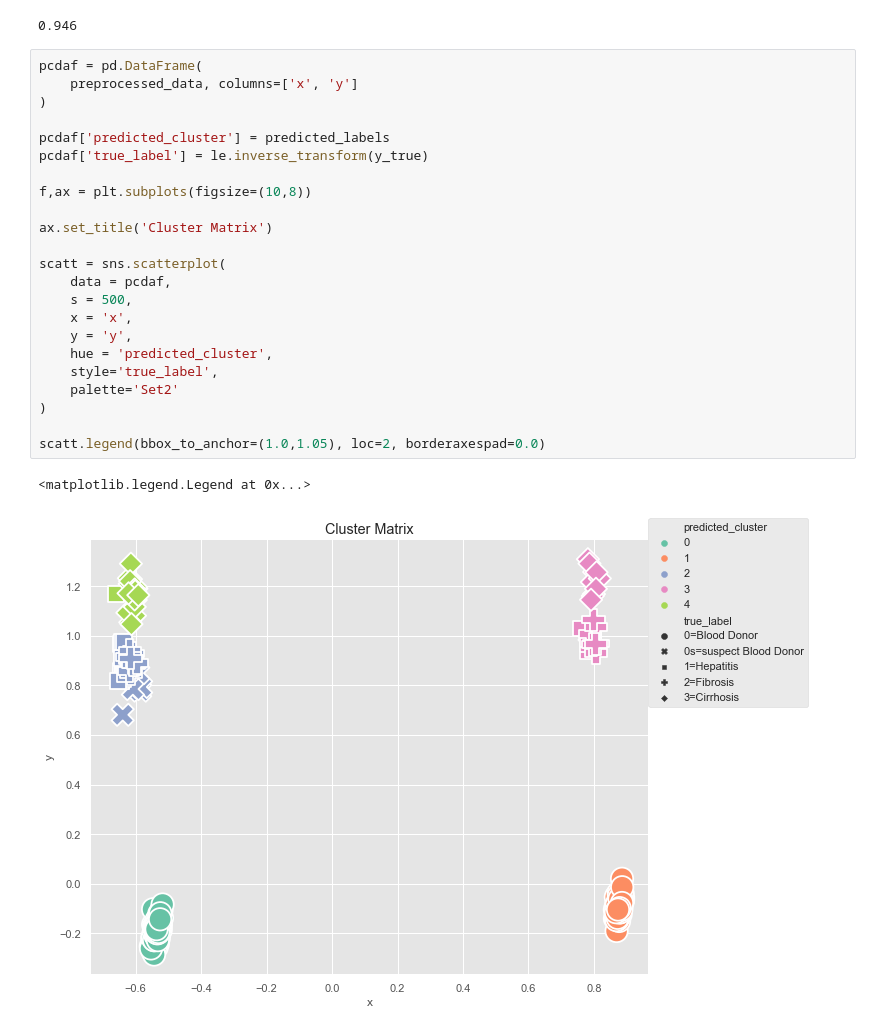
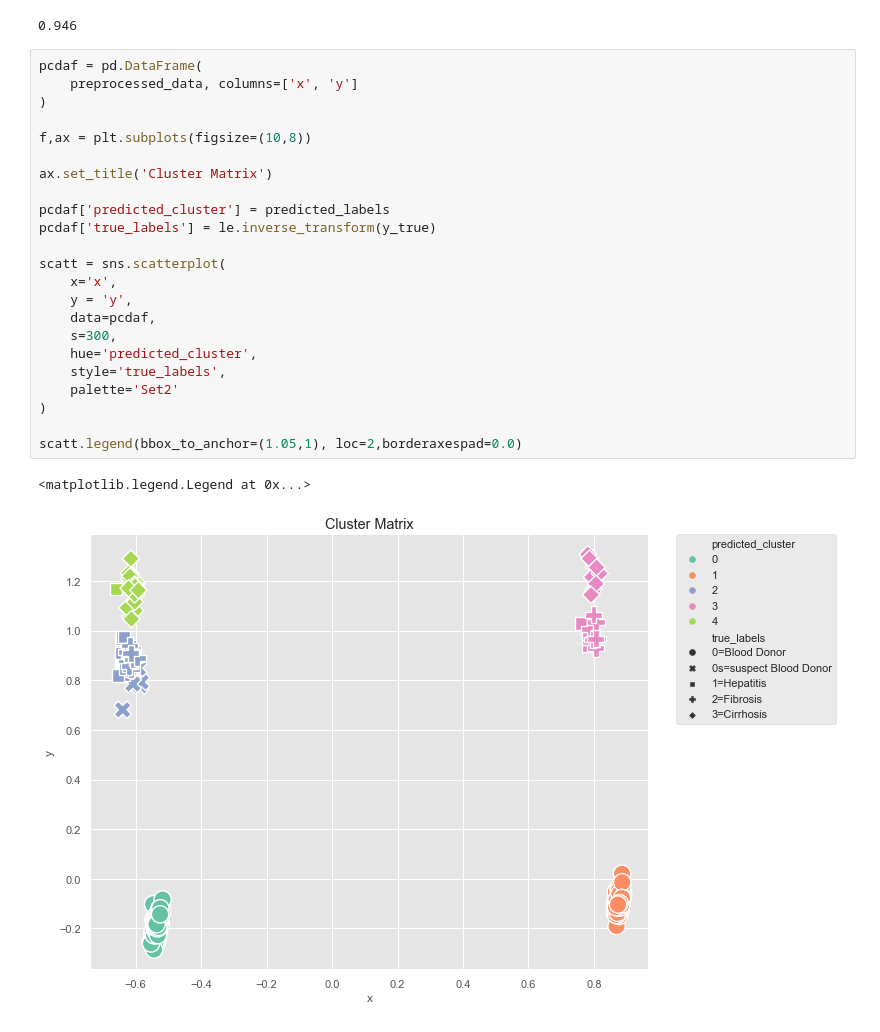
Before and after one commit to Omuk/Reborn, a Jupyter notebook: Data Practice/Practice_Field.ipynb, the cells around one changed output. Cells and saved outputs as stored; diff of their text form.

Commit message:
data

```diff
--- a/Data Practice/Practice_Field.ipynb
+++ b/Data Practice/Practice_Field.ipynb
@@ -174,26 +174,26 @@ sil_scr
 # %%
 pcdaf = pd.DataFrame(
     preprocessed_data, columns=['x', 'y']
 )
 
-pcdaf['predicted_cluster'] = predicted_labels
-pcdaf['true_label'] = le.inverse_transform(y_true)
-
 f,ax = plt.subplots(figsize=(10,8))
 
 ax.set_title('Cluster Matrix')
 
+pcdaf['predicted_cluster'] = predicted_labels
+pcdaf['true_labels'] = le.inverse_transform(y_true)
+
 scatt = sns.scatterplot(
-    data = pcdaf,
-    s = 500,
-    x = 'x',
+    x='x',
     y = 'y',
-    hue = 'predicted_cluster',
-    style='true_label',
+    data=pcdaf,
+    s=300,
+    hue='predicted_cluster',
+    style='true_labels',
     palette='Set2'
 )
 
-scatt.legend(bbox_to_anchor=(1.0,1.05), loc=2, borderaxespad=0.0)
+scatt.legend(bbox_to_anchor=(1.05,1), loc=2,borderaxespad=0.0)
 # %% [output]
 <matplotlib.legend.Legend at 0x...>
-[figure, old version]
+[figure, new version]
```
